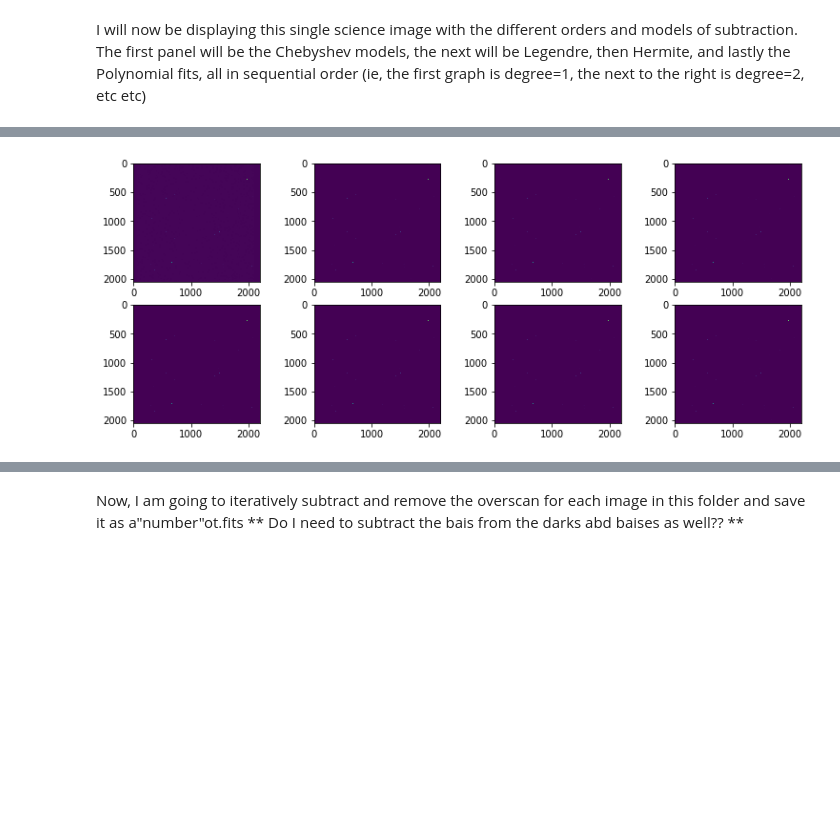
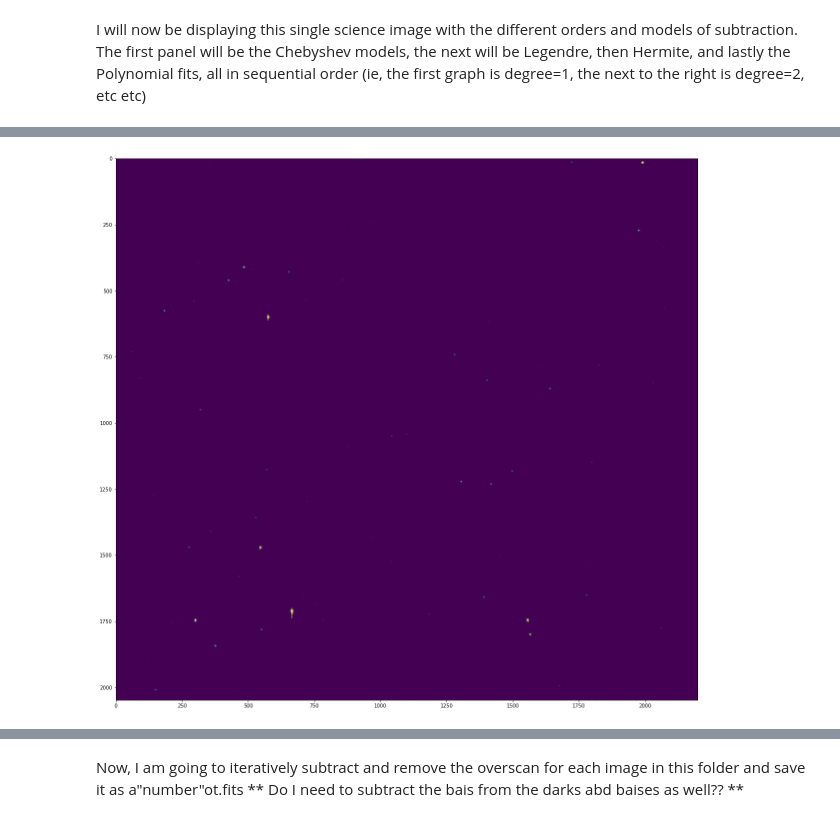
Before and after one commit to VanderbiltAstronomy/astr_8060_s21, a Jupyter notebook: work/drakecl/hw4_tasks.ipynb, the cells around one changed output, grey strips where cells are left out. Cells and saved outputs as stored; diff of their text form; code cells hidden in the pictures; blank space fills up the shorter version.

```diff
--- a/work/drakecl/hw4_tasks.ipynb
+++ b/work/drakecl/hw4_tasks.ipynb
@@ -269,21 +269,21 @@ plt.show(fig)
 # %%
 #CLD this cell plots the Legendre subtractions of this science image
 le = [np.array(sub_le1), np.array(sub_le2), np.array(sub_le3), np.array(sub_le4), np.array(sub_le5)
          , np.array(sub_le6), np.array(sub_le7), np.array(sub_le8)]
 
-fig, ax = plt.subplots(2,4,figsize=(13,5))
-ax[0,0].imshow(le[0], vmin=np.min(le[0]), vmax=np.max(le[0]))
-ax[0,1].imshow(le[1], vmin=np.mean(le[1]), vmax=np.max(le[1]))
-ax[0,2].imshow(le[2], vmin=np.mean(le[2]), vmax=np.max(le[2]))
-ax[0,3].imshow(le[3], vmin=np.mean(le[3]), vmax=np.max(le[3]))
-ax[1,0].imshow(le[4], vmin=np.mean(le[4]), vmax=np.max(le[4]))
-ax[1,1].imshow(le[5], vmin=np.mean(le[5]), vmax=np.max(le[5]))
-ax[1,2].imshow(le[6], vmin=np.mean(le[6]), vmax=np.max(le[6]))
-ax[1,3].imshow(le[7], vmin=np.mean(le[7]), vmax=np.max(le[7]))
+fig, ax = plt.subplots(1,1, figsize=(30,20))
+ax.imshow(le[0], vmin=np.mean(le[0]))
+#ax[1].imshow(le[1], vmin=np.mean(le[1]))
+#ax[2].imshow(le[2], vmin=np.mean(le[2]))
+#ax[3].imshow(le[3], vmin=np.mean(le[3]))
+#ax[1,0].imshow(le[4], vmin=np.mean(le[4]))
+#ax[1,1].imshow(le[5], vmin=np.mean(le[5]))
+#ax[1,2].imshow(le[6], vmin=np.mean(le[6]))
+#ax[1,3].imshow(le[7], vmin=np.mean(le[7]))
 #fig.set_title('Chebyshev Overscan Subtraction')
 plt.show(fig)
 # %% [output]
-[figure, old version]
+[figure, new version]
 # %%
 #CLD this cell plots the Hermit subtractions of this science image
 h = [np.array(sub_h1), np.array(sub_h2), np.array(sub_h3), np.array(sub_h4), np.array(sub_h5)
```
Also changed, not shown: parts of 29 cells of this notebook.
